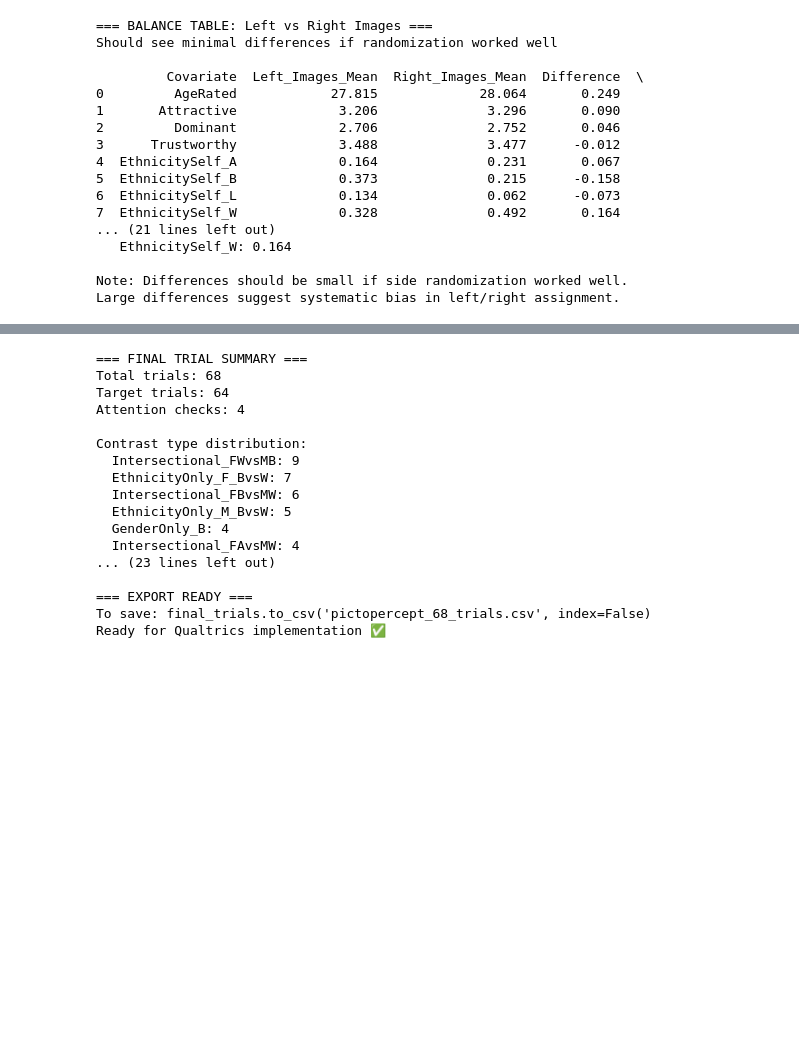
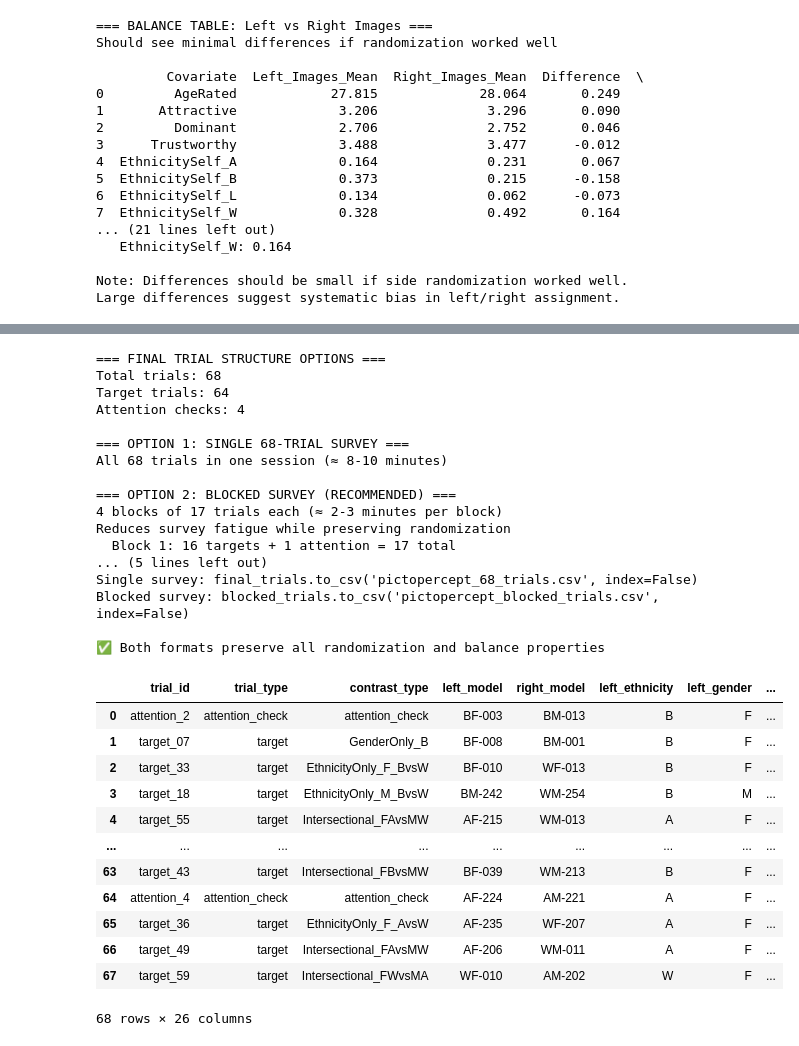
Before and after one commit to theinvisiblelab/pictopercept, a Jupyter notebook: code/01_cfd_sampling.ipynb, the cells around one changed output, grey strips where cells are left out. Drawn from its saved outputs; the diff is of its cells as text; code cells hidden in the pictures; blank space fills up the shorter version.

Commit message:
add block randomization

```diff
--- a/code/01_cfd_sampling.ipynb
+++ b/code/01_cfd_sampling.ipynb
@@ -649,42 +892,60 @@ Large differences suggest systematic bias in left/right assignment.
 # %%
-# Display final trial structure
-print("=== FINAL TRIAL SUMMARY ===")
+# Display final trial structure options
+print("=== FINAL TRIAL STRUCTURE OPTIONS ===")
 print(f"Total trials: {len(final_trials)}")
 print(f"Target trials: {sum(final_trials['trial_type'] == 'target')}")
 print(f"Attention checks: {sum(final_trials['is_attention_check'])}")
 
-# Show contrast distribution
+print(f"\n=== OPTION 1: SINGLE 68-TRIAL SURVEY ===")
 target_only = final_trials[final_trials['trial_type'] == 'target']
-print(f"\nContrast type distribution:")
 contrast_counts = target_only['contrast_type'].value_counts()
-for contrast_type, count in contrast_counts.items():
-    print(f"  {contrast_type}: {count}")
+print(f"All 68 trials in one session (≈ 8-10 minutes)")
 
-# Show sample trials
-print(f"\n=== SAMPLE TRIALS ===")
-sample_cols = ['presentation_order', 'trial_type', 'contrast_type',
-               'left_image_file', 'right_image_file', 'side_randomized']
-print(final_trials[sample_cols].head(10).to_string(index=False))
+print(f"\n=== OPTION 2: BLOCKED SURVEY (RECOMMENDED) ===")
+print(f"4 blocks of 17 trials each (≈ 2-3 minutes per block)")
+print(f"Reduces survey fatigue while preserving randomization")
 
-# Export instruction
-print(f"\n=== EXPORT READY ===")
-print("To save: final_trials.to_csv('pictopercept_68_trials.csv', index=False)")
-print("Ready for Qualtrics implementation ✅")
+for block_num in range(1, 5):
+    block_data = blocked_trials[blocked_trials['block_number'] == block_num]
+    target_count = len(block_data[block_data['trial_type'] == 'target'])
+    attention_count = block_data['is_attention_check'].sum()
+    print(f"  Block {block_num}: {target_count} targets + {attention_count} attention = {len(block_data)} total")
+
+print(f"\n=== EXPORT INSTRUCTIONS ===")
+print("Single survey: final_trials.to_csv('pictopercept_68_trials.csv', index=False)")
+print("Blocked survey: blocked_trials.to_csv('pictopercept_blocked_trials.csv', index=False)")
+print("\n✅ Both formats preserve all randomization and balance properties")
 # %% [output]
-=== FINAL TRIAL SUMMARY ===
+=== FINAL TRIAL STRUCTURE OPTIONS ===
 Total trials: 68
 Target trials: 64
 Attention checks: 4
 
-Contrast type distribution:
-  Intersectional_FWvsMB: 9
-  EthnicityOnly_F_BvsW: 7
-  Intersectional_FBvsMW: 6
-  EthnicityOnly_M_BvsW: 5
-  GenderOnly_B: 4
-  Intersectional_FAvsMW: 4
-... (23 lines left out)
+=== OPTION 1: SINGLE 68-TRIAL SURVEY ===
+All 68 trials in one session (≈ 8-10 minutes)
 
-=== EXPORT READY ===
-To save: final_trials.to_csv('pictopercept_68_trials.csv', index=False)
-Ready for Qualtrics implementation ✅
+=== OPTION 2: BLOCKED SURVEY (RECOMMENDED) ===
+4 blocks of 17 trials each (≈ 2-3 minutes per block)
+Reduces survey fatigue while preserving randomization
+  Block 1: 16 targets + 1 attention = 17 total
+... (5 lines left out)
+Single survey: final_trials.to_csv('pictopercept_68_trials.csv', index=False)
+Blocked survey: blocked_trials.to_csv('pictopercept_blocked_trials.csv', index=False)
+
+✅ Both formats preserve all randomization and balance properties
+# %%
+final_trials
+# %% [output]
+|  | trial_id | trial_type | contrast_type | left_model | right_model | left_ethnicity | left_gender | ... |
+| 0 | attention_2 | attention_check | attention_check | BF-003 | BM-013 | B | F | ... |
+| 1 | target_07 | target | GenderOnly_B | BF-008 | BM-001 | B | F | ... |
+| 2 | target_33 | target | EthnicityOnly_F_BvsW | BF-010 | WF-013 | B | F | ... |
+| 3 | target_18 | target | EthnicityOnly_M_BvsW | BM-242 | WM-254 | B | M | ... |
+| 4 | target_55 | target | Intersectional_FAvsMW | AF-215 | WM-013 | A | F | ... |
+| ... | ... | ... | ... | ... | ... | ... | ... | ... |
+| 63 | target_43 | target | Intersectional_FBvsMW | BF-039 | WM-213 | B | F | ... |
+| 64 | attention_4 | attention_check | attention_check | AF-224 | AM-221 | A | F | ... |
+| 65 | target_36 | target | EthnicityOnly_F_AvsW | AF-235 | WF-207 | A | F | ... |
+| 66 | target_49 | target | Intersectional_FAvsMW | AF-206 | WM-011 | A | F | ... |
+| 67 | target_59 | target | Intersectional_FWvsMA | WF-010 | AM-202 | W | F | ... |
+68 rows × 26 columns
```
Also changed, not shown: parts of 10 cells of this notebook, 1 other file.
